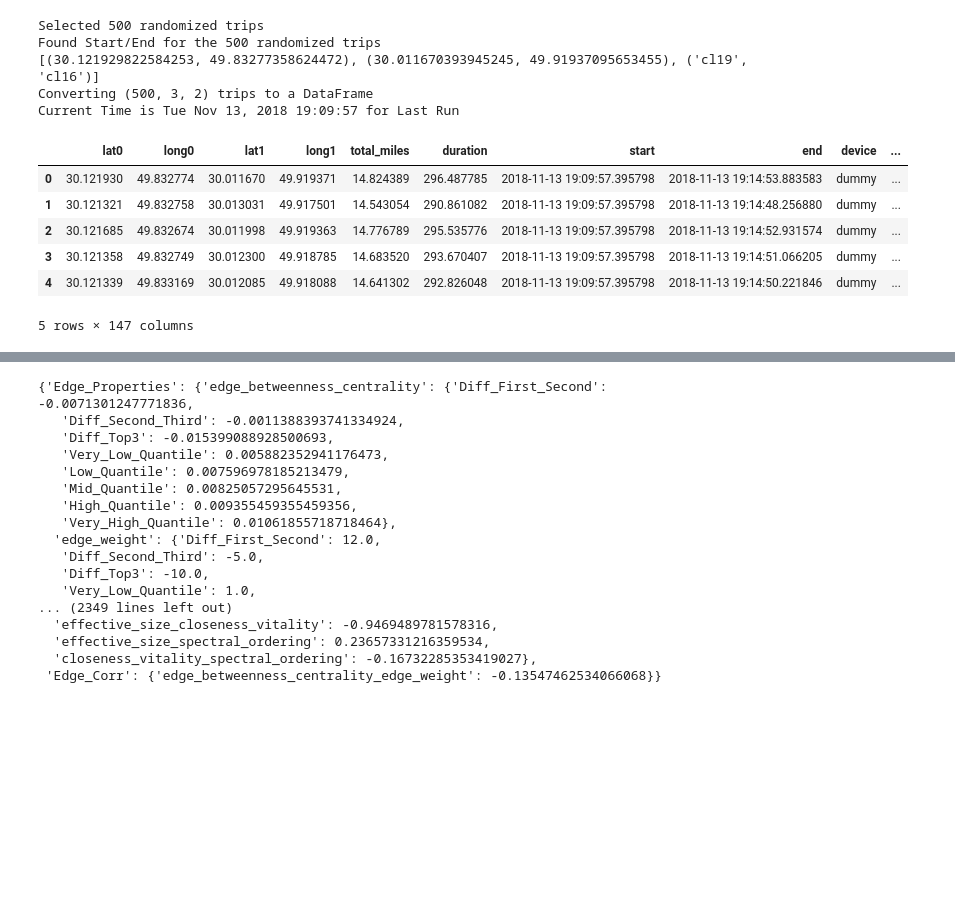
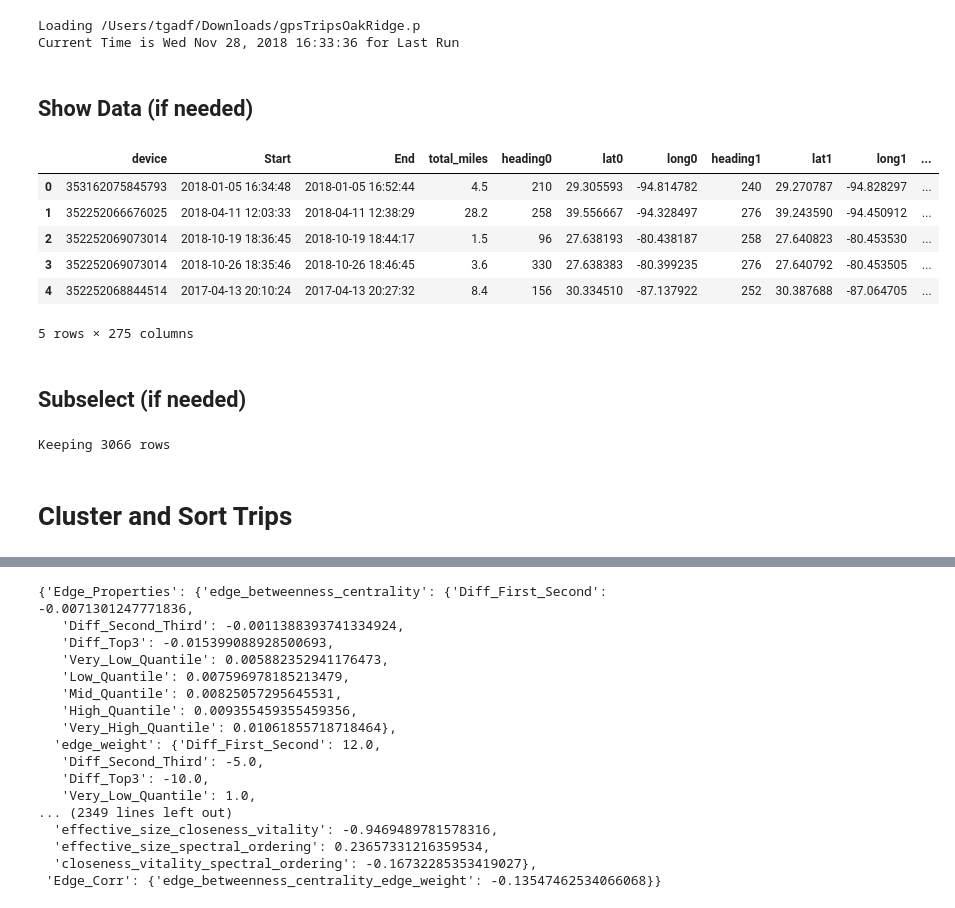
Before and after one commit to tgadf/network, a Jupyter notebook: createNetwork.ipynb, the cells around one changed output, grey strips where cells are left out. Drawn from its saved outputs; the diff is of its cells as text; code cells hidden in the pictures; blank space fills up the shorter version.

```diff
--- a/createNetwork.ipynb
+++ b/createNetwork.ipynb
@@ -33,7 +33,7 @@ Current Time is Tue Nov 13, 2018 19:09:56 for Last Run
 #######################################################################################
 # Generate Clusted Data
 #######################################################################################
-genData = True
+genData = False
 if genData:
     cls     = 20
     total   = 500
@@ -59,30 +59,38 @@ if genData:
     tojoinCL1 = dropColumns(tojoin, columns=drops, inplace=False)
     test = test.merge(tojoinCL1, on='cl')
 
-    df = test
-    dropColumns(df, columns=["cl", "cl0", "cl1"])
-    df.replace('nan', 0, inplace=True)
+    gpsdata = test
+    dropColumns(gpsdata, columns=["cl", "cl0", "cl1"])
+    gpsdata.replace('nan', 0, inplace=True)
 else:
-    df = loadJoblib("/Users/tgadf/Downloads/r4h.p")
-
-
+    fname = "/Users/tgadf/Downloads/gpsTripsOakRidge.p"
+    print("Loading {0}".format(fname))
+    gpsdata = loadJoblib(fname)
 
 _, _ = clock("Last Run")
 # %% [output]
-Selected 500 randomized trips
-Found Start/End for the 500 randomized trips
-[(30.121929822584253, 49.83277358624472), (30.011670393945245, 49.91937095653455), ('cl19', 'cl16')]
-Converting (500, 3, 2) trips to a DataFrame
-Current Time is Tue Nov 13, 2018 19:09:57 for Last Run
+Loading /Users/tgadf/Downloads/gpsTripsOakRidge.p
+Current Time is Wed Nov 28, 2018 16:33:36 for Last Run
-# %%
-# Show Data (if needed)
-df.head()
-# %% [output]
-|  | lat0 | long0 | lat1 | long1 | total_miles | duration | start | end | device | ... |
-| 0 | 30.121930 | 49.832774 | 30.011670 | 49.919371 | 14.824389 | 296.487785 | 2018-11-13 19:09:57.395798 | 2018-11-13 19:14:53.883583 | dummy | ... |
-| 1 | 30.121321 | 49.832758 | 30.013031 | 49.917501 | 14.543054 | 290.861082 | 2018-11-13 19:09:57.395798 | 2018-11-13 19:14:48.256880 | dummy | ... |
-| 2 | 30.121685 | 49.832674 | 30.011998 | 49.919363 | 14.776789 | 295.535776 | 2018-11-13 19:09:57.395798 | 2018-11-13 19:14:52.931574 | dummy | ... |
-| 3 | 30.121358 | 49.832749 | 30.012300 | 49.918785 | 14.683520 | 293.670407 | 2018-11-13 19:09:57.395798 | 2018-11-13 19:14:51.066205 | dummy | ... |
-| 4 | 30.121339 | 49.833169 | 30.012085 | 49.918088 | 14.641302 | 292.826048 | 2018-11-13 19:09:57.395798 | 2018-11-13 19:14:50.221846 | dummy | ... |
-5 rows × 147 columns
+# %% [markdown]
+## Show Data (if needed)
+# %%
+gpsdata.head()
+# %% [output]
+|  | device | Start | End | total_miles | heading0 | lat0 | long0 | heading1 | lat1 | long1 | ... |
+| 0 | 353162075845793 | 2018-01-05 16:34:48 | 2018-01-05 16:52:44 | 4.5 | 210 | 29.305593 | -94.814782 | 240 | 29.270787 | -94.828297 | ... |
+| 1 | 352252066676025 | 2018-04-11 12:03:33 | 2018-04-11 12:38:29 | 28.2 | 258 | 39.556667 | -94.328497 | 276 | 39.243590 | -94.450912 | ... |
+| 2 | 352252069073014 | 2018-10-19 18:36:45 | 2018-10-19 18:44:17 | 1.5 | 96 | 27.638193 | -80.438187 | 258 | 27.640823 | -80.453530 | ... |
+| 3 | 352252069073014 | 2018-10-26 18:35:46 | 2018-10-26 18:46:45 | 3.6 | 330 | 27.638383 | -80.399235 | 276 | 27.640792 | -80.453505 | ... |
+| 4 | 352252068844514 | 2017-04-13 20:10:24 | 2017-04-13 20:27:32 | 8.4 | 156 | 30.334510 | -87.137922 | 252 | 30.387688 | -87.064705 | ... |
+5 rows × 275 columns
+# %% [markdown]
+## Subselect (if needed)
+# %%
+device  = '352252060173789'
+gpsdata = gpsdata[gpsdata['device'] == device]
+print("Keeping {0} rows".format(gpsdata.shape[0]))
+# %% [output]
+Keeping 3066 rows
+# %% [markdown]
+# Cluster and Sort Trips
 # %%
```
Also changed, not shown: parts of 5 cells of this notebook, 1 other file.
